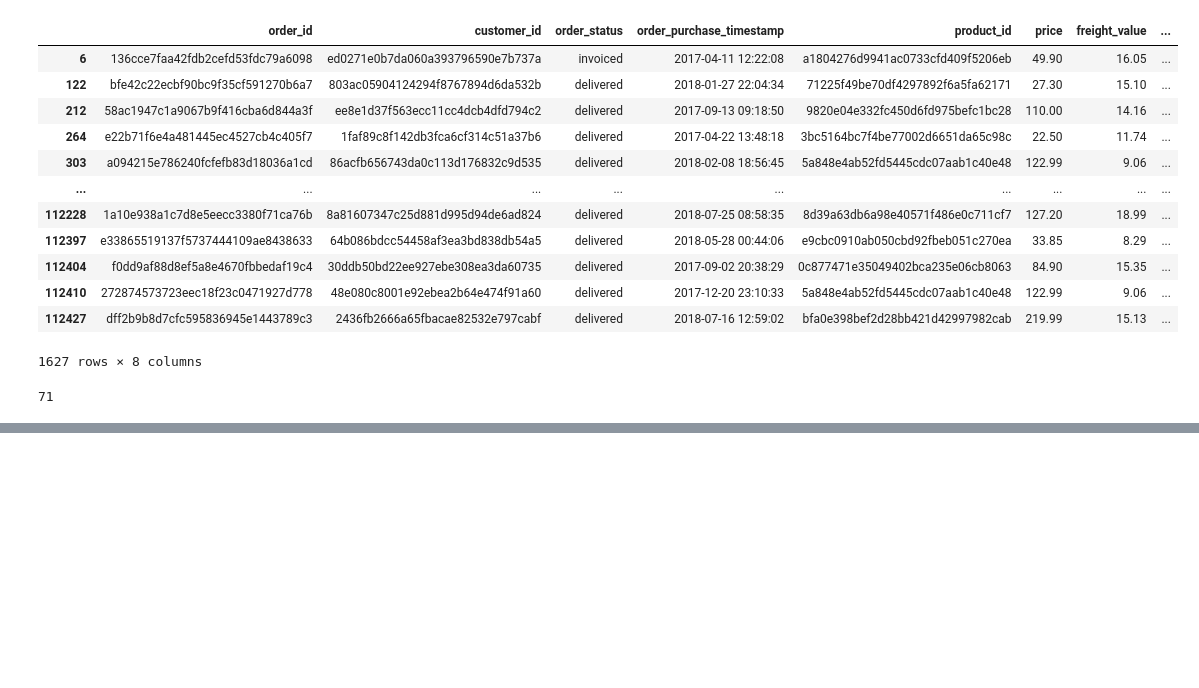
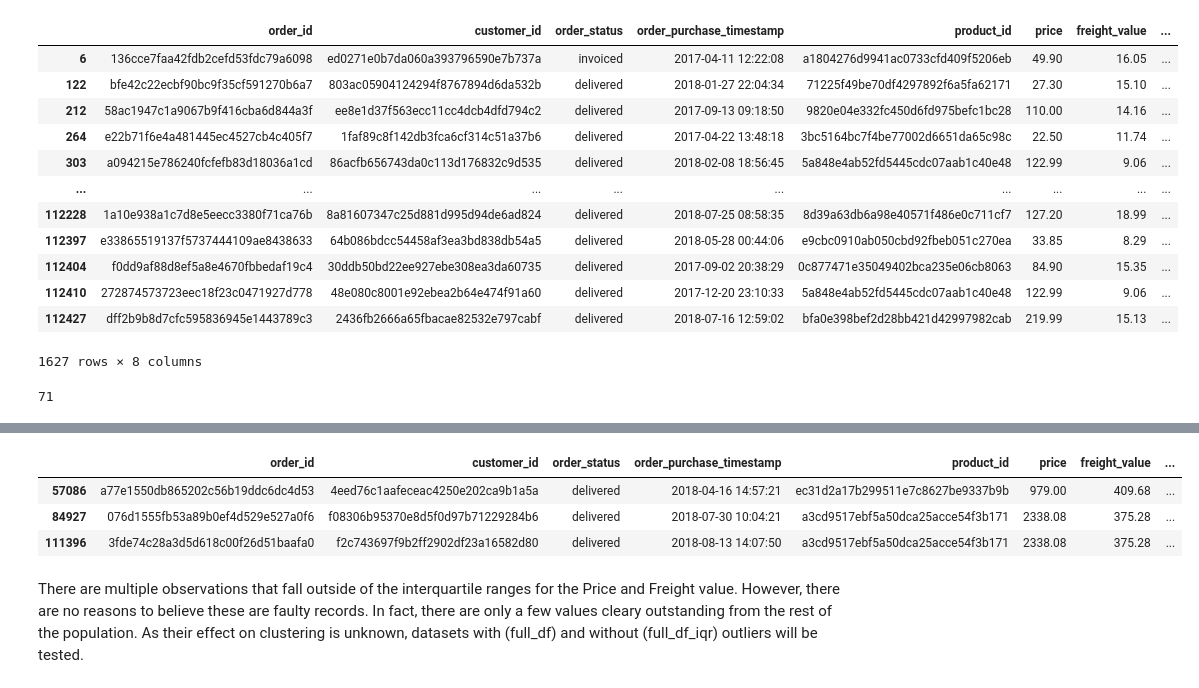
Before and after one commit to pzolnierczyk/E-commerce-Clustering, a Jupyter notebook: clustering.ipynb, the cells around one changed output, grey strips where cells are left out. Drawn from its saved outputs; the diff is of its cells as text; code cells hidden in the pictures; blank space fills up the shorter version.

```diff
--- a/clustering.ipynb
+++ b/clustering.ipynb
@@ -99,0 +115,7 @@ However, this categorical variable variable is used later on and the missing val
+# %%
+full_df[full_df.freight_value>350]
+# %% [output]
+|  | order_id | customer_id | order_status | order_purchase_timestamp | product_id | price | freight_value | ... |
+| 57086 | a77e1550db865202c56b19ddc6dc4d53 | 4eed76c1aafeceac4250e202ca9b1a5a | delivered | 2018-04-16 14:57:21 | ec31d2a17b299511e7c8627be9337b9b | 979.00 | 409.68 | ... |
+| 84927 | 076d1555fb53a89b0ef4d529e527a0f6 | f08306b95370e8d5f0d97b71229284b6 | delivered | 2018-07-30 10:04:21 | a3cd9517ebf5a50dca25acce54f3b171 | 2338.08 | 375.28 | ... |
+| 111396 | 3fde74c28a3d5d618c00f26d51baafa0 | f2c743697f9b2ff2902df23a16582d80 | delivered | 2018-08-13 14:07:50 | a3cd9517ebf5a50dca25acce54f3b171 | 2338.08 | 375.28 | ... |
@@ -99,0 +124,2 @@ However, this categorical variable variable is used later on and the missing val
+# %% [markdown]
+There are multiple observations that fall outside of the interquartile ranges for the Price and Freight value. However, there are no reasons to believe these are faulty records. In fact, there are only a few values cleary outstanding from the rest of the population. As their effect on clustering is unknown, datasets with (full_df) and without (full_df_iqr) outliers will be tested.
```
Also changed, not shown: parts of 6 cells of this notebook, 1 other file.
